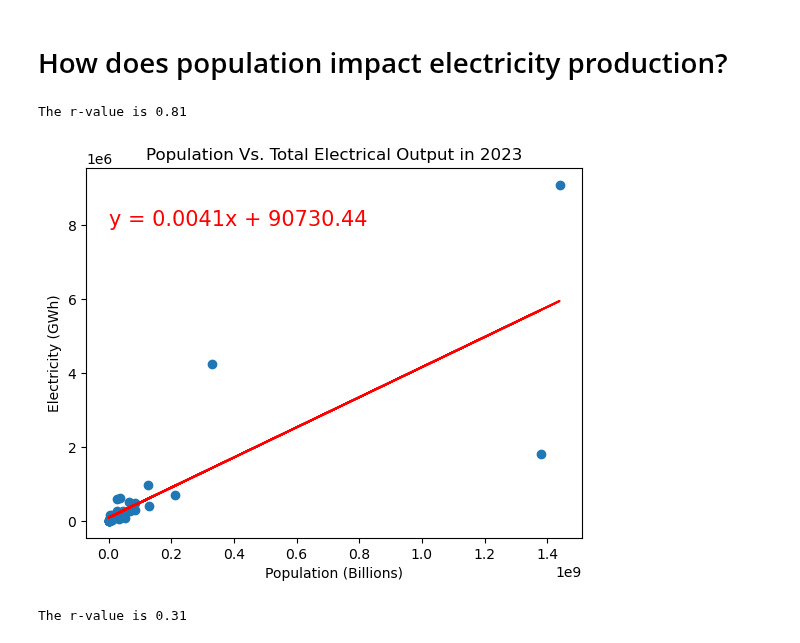
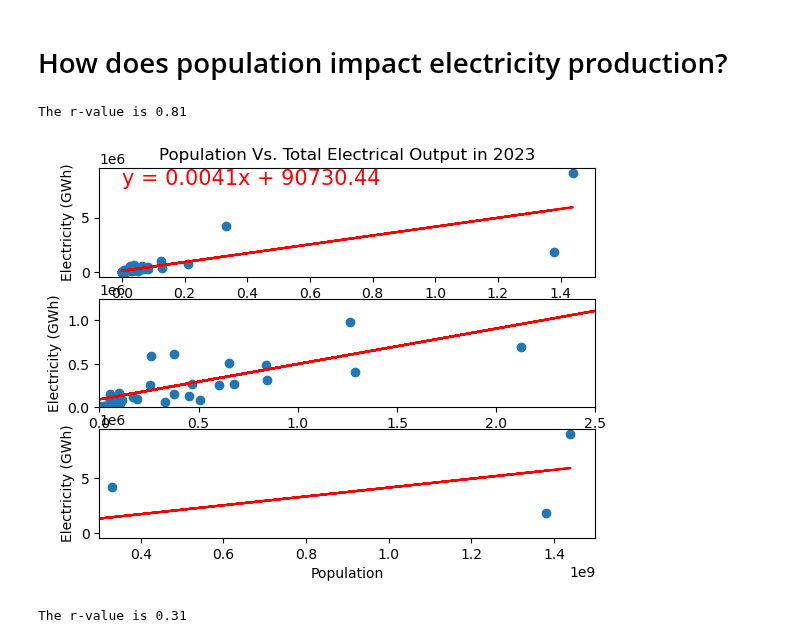
Before and after one commit to bburwinkel0721/Electric-Production, a Jupyter notebook: electricity_anaylsis.ipynb, the cells around one changed output. Drawn from its saved outputs; the diff is of its cells as text; code cells hidden in the pictures.

Commit message:
Added in Luke's scatter plots to show them in a triple plot

```diff
--- a/electricity_anaylsis.ipynb
+++ b/electricity_anaylsis.ipynb
@@ -333,37 +333,47 @@ monthly_averages_2023
 # %%
 # linear regression population vs electrity production
 x_values = summary_statistics_2023["Country Population"]
 y_values = summary_statistics_2023["Total Electricity Production (GWh)"]
 slope, intercept, r, p, se = stats.linregress(x_values, y_values)
 
 # Create regression values and regression line
 regress_values = slope*x_values+intercept
 line_eq = "y = " + str(round(slope,4)) + "x + " + str(round(intercept,2))
 
 # Display the r-value above the graph
 print(f"The r-value is {round(r,2)}")
 
 # Create a plot
-fig, ax2 = plt.subplots()
+fig, (ax1, ax2, ax3) = plt.subplots(3, sharex=False)
+ax1.scatter(x_values, y_values)
+ax1.plot(x_values, regress_values, color='red')
 ax2.scatter(x_values, y_values)
 ax2.plot(x_values, regress_values, color='red')
+ax3.scatter(x_values, y_values)
+ax3.plot(x_values, regress_values, color='red')
 
 # Add labels
-ax2.set_xlabel('Population (Billions)')
+ax1.set_xlabel('Population (Billions)')
+ax1.set_ylabel('Electricity (GWh)')
+ax1.set_title('Population Vs. Total Electrical Output in 2023')
 ax2.set_ylabel('Electricity (GWh)')
-ax2.set_title('Population Vs. Total Electrical Output in 2023')
+ax2.set_ylim(0, 1250000)
+ax2.set_xlim(0, 250000000)
+ax3.set_xlabel('Population')
+ax3.set_ylabel('Electricity (GWh)')
+ax3.set_xlim(300000000,1500000000)
 
 # Display the equation
-ax2.annotate(line_eq,(0,8000000),fontsize=15,color="red")
+ax1.annotate(line_eq,(0,8000000),fontsize=15,color="red")
 
 # Save as PNG file
 fig.savefig("./output_data/pop_vs_total_elec_2023.png")
 
 # Display the plot
 plt.show()
 # %% [output]
 The r-value is 0.81
-[figure, old version]
+[figure, new version]
 # %%
 # linear regression population vs electrity production
 x_values = summary_statistics_2023["Country Population"]
```
Also changed, not shown: 2 other files.
